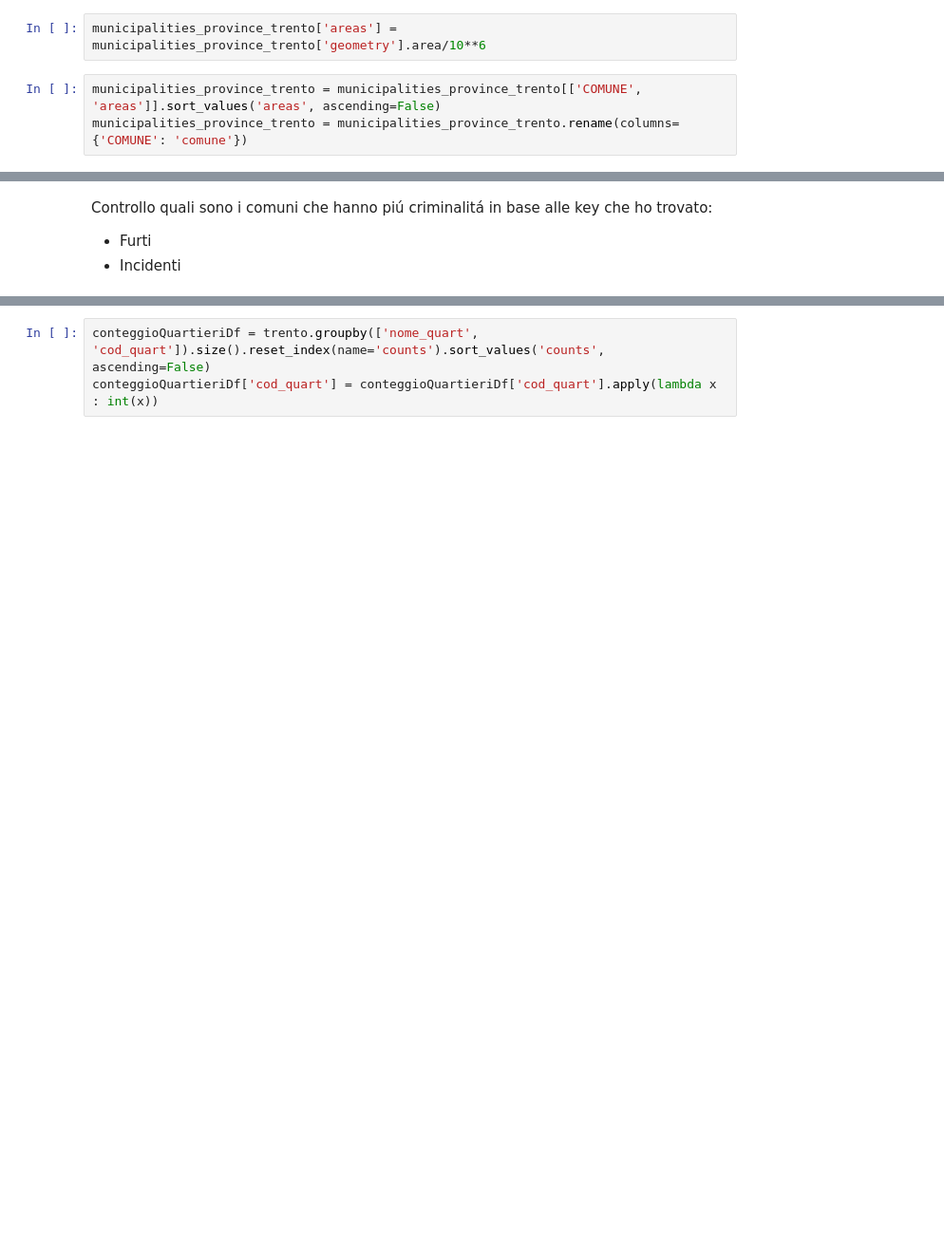
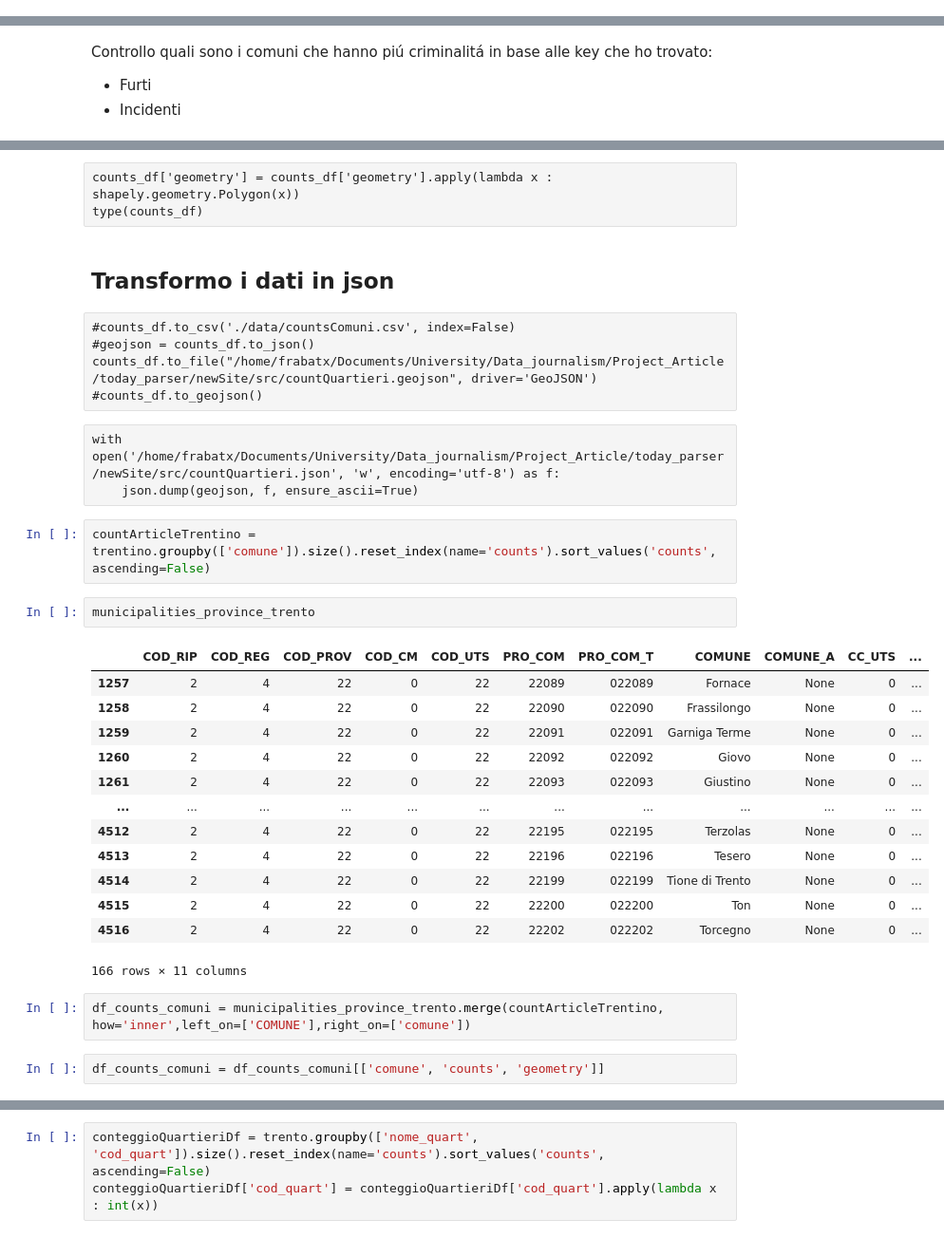
Before and after one commit to frabatx/today_parser, a Jupyter notebook: python/Analyze.ipynb, the cells around one changed output, grey strips where cells are left out. Shown: that part at 95% size. Drawn from its saved outputs; the diff is of its cells as text; blank space fills up the shorter version.

Commit message:
Aggiunto geojson comuni

```diff
--- a/python/Analyze.ipynb
+++ b/python/Analyze.ipynb
@@ -468,5 +482,0 @@ municipalities_province_trento.to_crs("epsg:32633", inplace=True)
-# %%
-municipalities_province_trento['areas'] = municipalities_province_trento['geometry'].area/10**6
-# %%
-municipalities_province_trento = municipalities_province_trento[['COMUNE', 'areas']].sort_values('areas', ascending=False)
-municipalities_province_trento = municipalities_province_trento.rename(columns={'COMUNE': 'comune'})
@@ -530,0 +517,35 @@ Ora posso fare l'analisi.
+# %% [raw]
+counts_df['geometry'] = counts_df['geometry'].apply(lambda x : shapely.geometry.Polygon(x))
+type(counts_df)
+# %% [markdown]
+## Transformo i dati in json
+# %% [raw]
+#counts_df.to_csv('./data/countsComuni.csv', index=False)
+#geojson = counts_df.to_json()
+counts_df.to_file("/home/frabatx/Documents/University/Data_journalism/Project_Article/today_parser/newSite/src/countQuartieri.geojson", driver='GeoJSON')
+#counts_df.to_geojson()
+# %% [raw]
+with open('/home/frabatx/Documents/University/Data_journalism/Project_Article/today_parser/newSite/src/countQuartieri.json', 'w', encoding='utf-8') as f:
+    json.dump(geojson, f, ensure_ascii=True)
+# %%
+countArticleTrentino = trentino.groupby(['comune']).size().reset_index(name='counts').sort_values('counts', ascending=False)
+# %%
+municipalities_province_trento
+# %% [output]
+|  | COD_RIP | COD_REG | COD_PROV | COD_CM | COD_UTS | PRO_COM | PRO_COM_T | COMUNE | COMUNE_A | CC_UTS | ... |
+| 1257 | 2 | 4 | 22 | 0 | 22 | 22089 | 022089 | Fornace | None | 0 | ... |
+| 1258 | 2 | 4 | 22 | 0 | 22 | 22090 | 022090 | Frassilongo | None | 0 | ... |
+| 1259 | 2 | 4 | 22 | 0 | 22 | 22091 | 022091 | Garniga Terme | None | 0 | ... |
+| 1260 | 2 | 4 | 22 | 0 | 22 | 22092 | 022092 | Giovo | None | 0 | ... |
+| 1261 | 2 | 4 | 22 | 0 | 22 | 22093 | 022093 | Giustino | None | 0 | ... |
+| ... | ... | ... | ... | ... | ... | ... | ... | ... | ... | ... | ... |
+| 4512 | 2 | 4 | 22 | 0 | 22 | 22195 | 022195 | Terzolas | None | 0 | ... |
+| 4513 | 2 | 4 | 22 | 0 | 22 | 22196 | 022196 | Tesero | None | 0 | ... |
+| 4514 | 2 | 4 | 22 | 0 | 22 | 22199 | 022199 | Tione di Trento | None | 0 | ... |
+| 4515 | 2 | 4 | 22 | 0 | 22 | 22200 | 022200 | Ton | None | 0 | ... |
+| 4516 | 2 | 4 | 22 | 0 | 22 | 22202 | 022202 | Torcegno | None | 0 | ... |
+166 rows × 11 columns
+# %%
+df_counts_comuni = municipalities_province_trento.merge(countArticleTrentino, how='inner',left_on=['COMUNE'],right_on=['comune'])
+# %%
+df_counts_comuni = df_counts_comuni[['comune', 'counts', 'geometry']]
```
Also changed, not shown: parts of 43 cells of this notebook, 4 other files.
